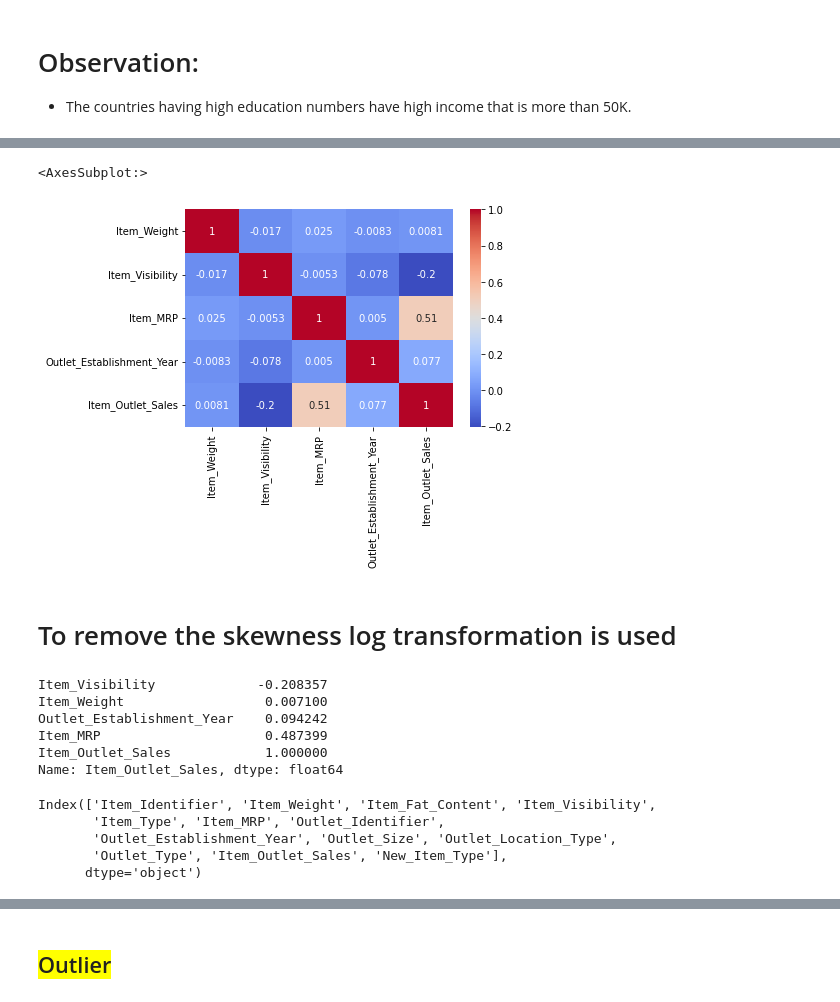
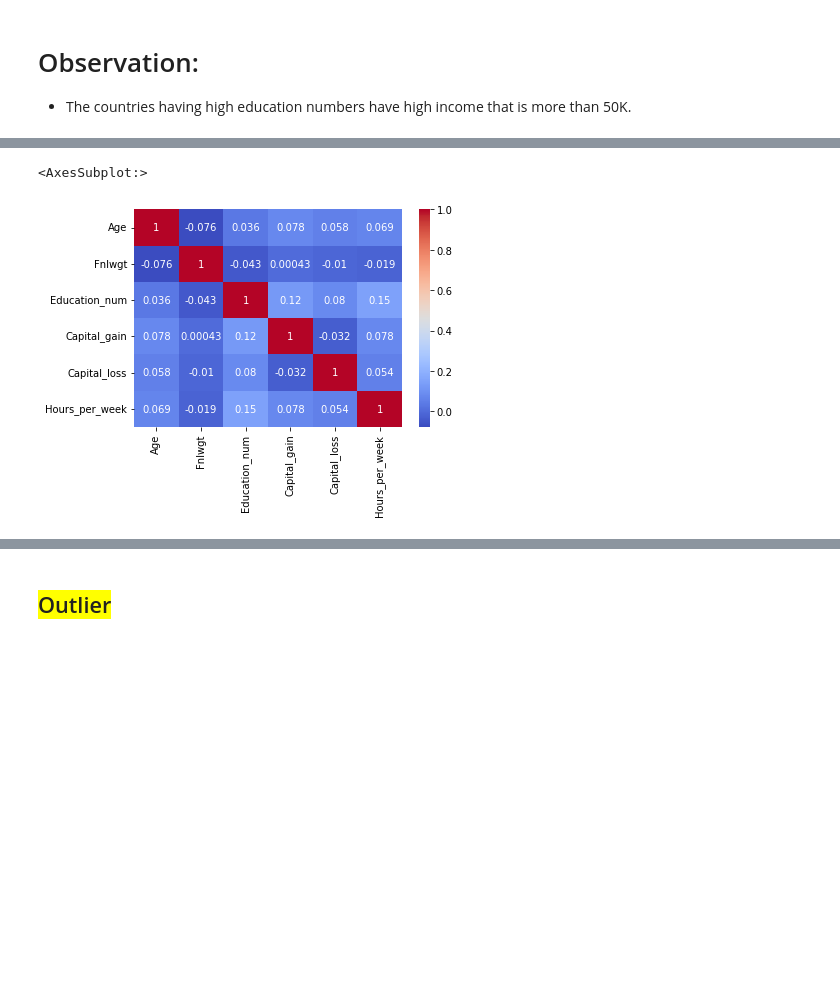
Before and after one commit to Amitpawar007/Data-Science-Project, a Jupyter notebook: Census Income Project.ipynb, the cells around one changed output, grey strips where cells are left out. Cells and saved outputs as stored; diff of their text form; code cells hidden in the pictures; blank space fills up the shorter version.

```diff
--- a/Census Income Project.ipynb
+++ b/Census Income Project.ipynb
@@ -587,8 +552,6 @@ sns.distplot(df_train["Outlet_Establishment_Year"])
 # %%
-corr = df_train.corr()
+corr = df.corr()
 sns.heatmap(corr, annot=True, cmap='coolwarm')
 # %% [output]
 <AxesSubplot:>
-[figure, old version]
+[figure, new version]
-# %% [markdown]
-# To remove the skewness log transformation is used
@@ -597,9 +557,0 @@ df_train['Item_Outlet_Sales'] = np.log(1+df_train['Item_Outlet_Sales'])
-# %%
-df_train.corr()["Item_Outlet_Sales"].sort_values()
-# %% [output]
-Item_Visibility             -0.208357
-Item_Weight                  0.007100
-Outlet_Establishment_Year    0.094242
-Item_MRP                     0.487399
-Item_Outlet_Sales            1.000000
-Name: Item_Outlet_Sales, dtype: float64
@@ -614,8 +557,0 @@ for i in var_mod:
-# %%
-df_train.columns
-# %% [output]
-Index(['Item_Identifier', 'Item_Weight', 'Item_Fat_Content', 'Item_Visibility',
-       'Item_Type', 'Item_MRP', 'Outlet_Identifier',
-       'Outlet_Establishment_Year', 'Outlet_Size', 'Outlet_Location_Type',
-       'Outlet_Type', 'Item_Outlet_Sales', 'New_Item_Type'],
-      dtype='object')
```
Also changed, not shown: parts of 143 cells of this notebook.
